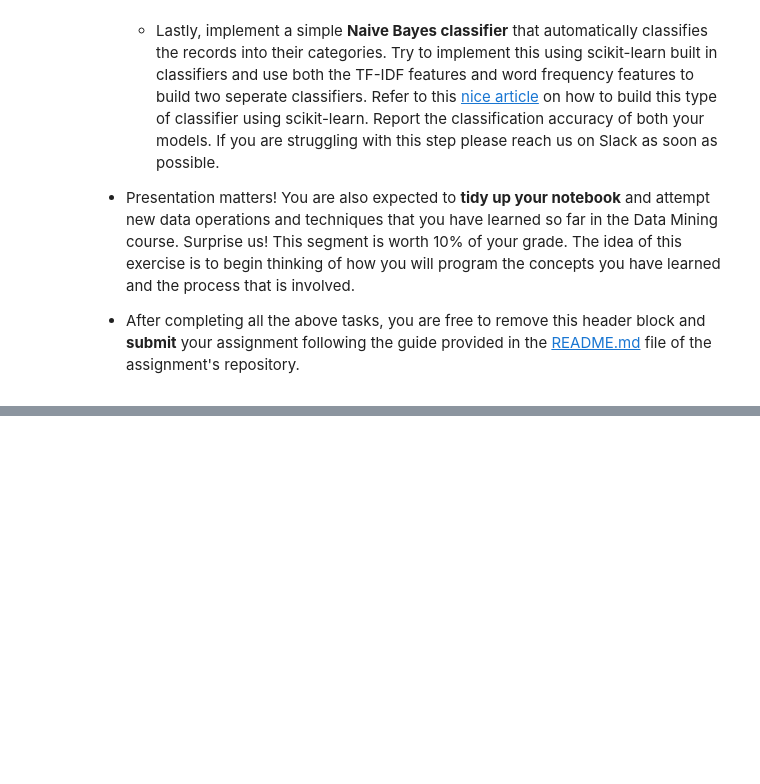
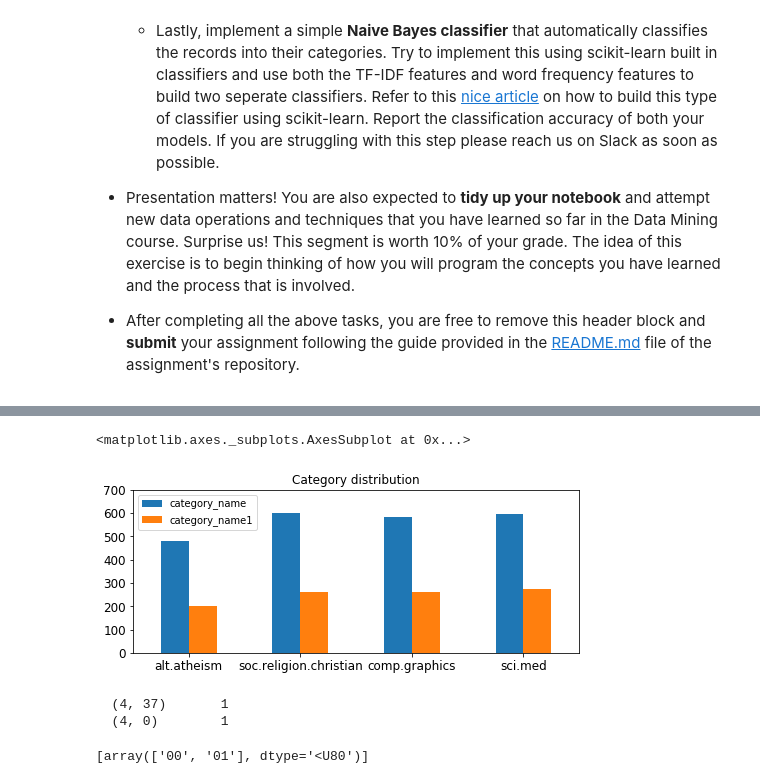
Before and after one commit to pablomp3/dm_2018_hw_1, a Jupyter notebook: hw_1.ipynb, the cells around one changed output, grey strips where cells are left out. Drawn from its saved outputs; the diff is of its cells as text; code cells hidden in the pictures; blank space fills up the shorter version.

```diff
--- a/hw_1.ipynb
+++ b/hw_1.ipynb
@@ -32,0 +31,31 @@ GitHub ID: pablomp3
+# %%
+# EXERCISE 2 TAKE HOME
+
+# categories
+categories = ['alt.atheism', 'soc.religion.christian', 'comp.graphics', 'sci.med']
+
+# obtain the documents containing the categories provided
+from sklearn.datasets import fetch_20newsgroups
+
+twenty_train = fetch_20newsgroups(subset='train', categories=categories, \
+                                  shuffle=True, random_state=42)
+
+import pandas as pd
+
+# my functions
+import helpers.data_mining_helpers as dmh
+
+# construct dataframe from a list
+X = pd.DataFrame.from_records(dmh.format_rows(twenty_train), columns= ['text'])
+
+# add category to the dataframe
+X['category'] = twenty_train.target
+#print(twenty_train.target)
+
+# add category label also
+X['category_name'] = X.category.apply(lambda t: dmh.format_labels(t, twenty_train))
+
+# Obtain the same results as in the previous example with isin
+
+d = X[X.index.isin([0,10,20,30,40,50,60,70,80,90])]
+print(d)
@@ -32,0 +121,17 @@ GitHub ID: pablomp3
+# %%
+# EXERCISE 8 TAKE HOME
+
+X_sample = X.sample(n=1000) #random state
+
+import matplotlib.pyplot as plt
+%matplotlib inline
+
+grafica = pd.DataFrame({'category_name': X.category_name.value_counts(), 'category_name1': X_sample.category_name.value_counts()}, index = categories)
+
+grafica.plot(kind = 'bar',
+            title = 'Category distribution',
+            ylim = [0, 700],
+            rot = 0, fontsize = 12, figsize = (8,3))
+# %% [output]
+<matplotlib.axes._subplots.AxesSubplot at 0x...>
+[figure, added]
@@ -32,0 +142,21 @@ GitHub ID: pablomp3
+# %%
+# EXERCISE 10 TAKE HOME
+
+from sklearn.feature_extraction.text import CountVectorizer
+
+count_vect = CountVectorizer()
+X_counts = count_vect.fit_transform(X.text)
+
+#count_vect.get_params(deep=True)
+#count_vect.get_feature_names()[37:38]
+algo = X_counts[4:5, 0:100].toarray()  #array
+#print(algo)
+bella = X_counts[0:5, 0:100]  #sparse
+print(bella)
+#forma = [1, 1]  #1 sample 1 features
+
+count_vect.inverse_transform(algo)
+# %% [output]
+  (4, 37)       1
+  (4, 0)        1
+[array(['00', '01'], dtype='<U80')]
```
Also changed, not shown: parts of 45 cells of this notebook, 4 other files.
